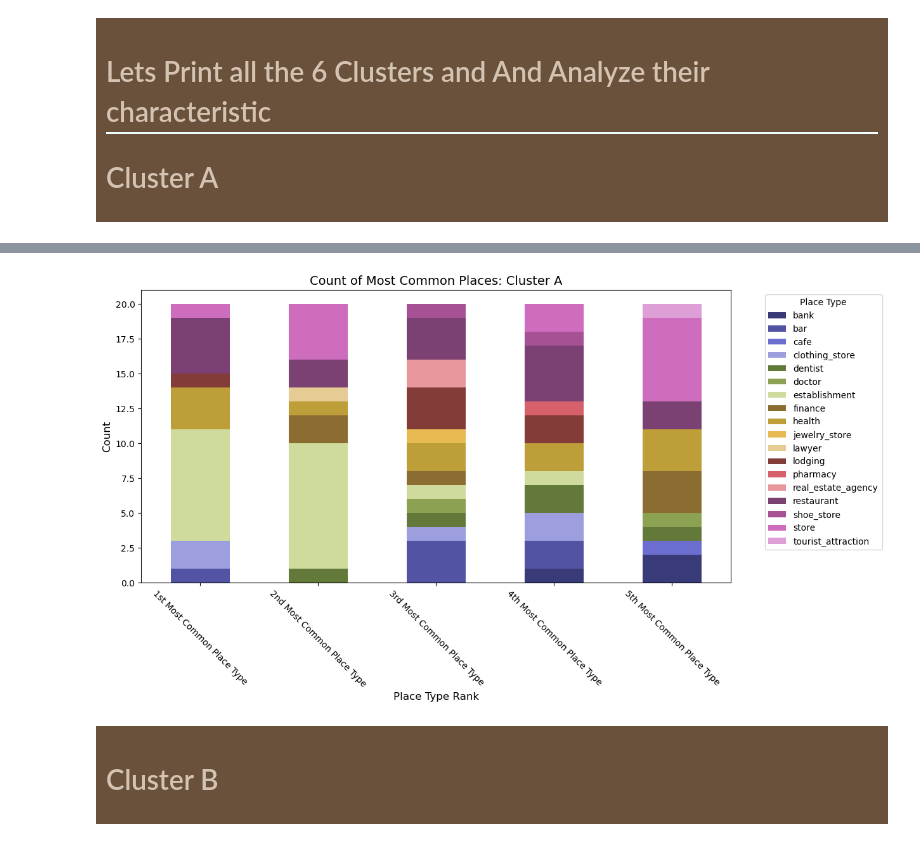
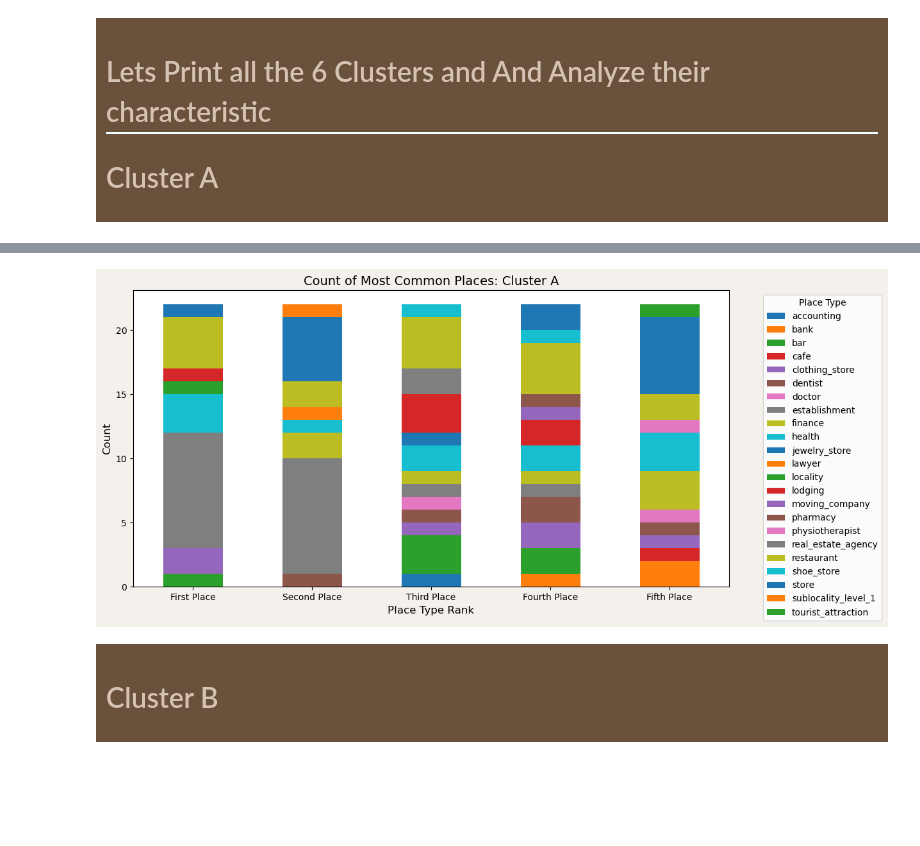
Before and after one commit to Dhruvi267/Market_segment, a Jupyter notebook: market-segmentationV3.ipynb, the cells around one changed output, grey strips where cells are left out. Cells and saved outputs as stored; diff of their text form; code cells hidden in the pictures; blank space fills up the shorter version.

```diff
--- a/market-segmentationV3.ipynb
+++ b/market-segmentationV3.ipynb
@@ -1073,8 +1100,6 @@ toronto_onehot_sorted.head()
 # %%
 # set number of clusters
-kclusters = 6
-
-toronto_onehot_grouped_clustering = toronto_onehot_grouped.drop('Postal Code', axis=1)
+kclusters = 4
 
 # run k-means clustering
 kmeans = KMeans(n_clusters=kclusters, random_state=0).fit(toronto_onehot_grouped_clustering)
@@ -1114,7 +1139,7 @@ toronto_onehot_merged.head() # check the last columns!
   <p style="color: #e0d3c7;" >9.9 - Create the final Data frame using the toronto_onehot_merged, drop the columns not necessary for conclusion and discussion.</p>
 </div>
 # %%
-toronto_final = toronto_onehot_merged.drop(['Postal Code','Latitude', 'Longitude', 'Cafe Names'], axis= 1)
+toronto_final = toronto_onehot_merged.drop(['Latitude', 'Longitude', 'Cafe Names'], axis= 1)
 # %% [markdown]
 <div style="background-color: #6a513b; padding: 10px;">
   <h1 style="color: #d4c2b2;border-bottom: 2px solid Azure;">Lets Print all the 6 Clusters and And Analyze their characteristic </h1>
@@ -1146,19 +1171,24 @@ ClusterA
 # %%
 # Count of most common Place Types
 Place_Type_columns = ['1st Most Common Place Type', '2nd Most Common Place Type', '3rd Most Common Place Type', '4th Most Common Place Type','5th Most Common Place Type']
 Place_Type_counts = ClusterA[Place_Type_columns].apply(pd.Series.value_counts).fillna(0)
 
+# Custom labels for the x-axis
+custom_labels = ['First Place', 'Second Place', 'Third Place', 'Fourth Place', 'Fifth Place']
+
 # Plot
-Place_Type_counts.T.plot(kind='bar', stacked=True, figsize=(12, 6), colormap='tab20b')
-plt.title('Count of Most Common Places: Cluster A', fontsize=14)
-plt.ylabel('Count', fontsize=12)
-plt.xlabel('Place Type Rank', fontsize=12)
-plt.xticks(rotation=-45)
-plt.legend(title='Place Type', bbox_to_anchor=(1.05, 1), loc='upper left')
+fig, ax = plt.subplots(figsize=(12, 6))
+fig.patch.set_facecolor('#F4F0EC')  # Set the face color of the figure
+Place_Type_counts.T.plot(kind='bar', stacked=True, ax=ax)
+ax.set_title('Count of Most Common Places: Cluster A', fontsize=14)
+ax.set_ylabel('Count', fontsize=12)
+ax.set_xlabel('Place Type Rank', fontsize=12)
+ax.set_xticklabels(custom_labels, rotation=-0)
+ax.legend(title='Place Type', bbox_to_anchor=(1.05, 1), loc='upper left')
 
 plt.show()
 # %% [output]
-[figure, old version]
+[figure, new version]
 # %% [markdown]
 <div style="background-color: #6a513b; padding: 10px;">
    <h1 style="color: #d4c2b2;">Cluster B </h1>
```
Also changed, not shown: parts of 30 cells of this notebook.
